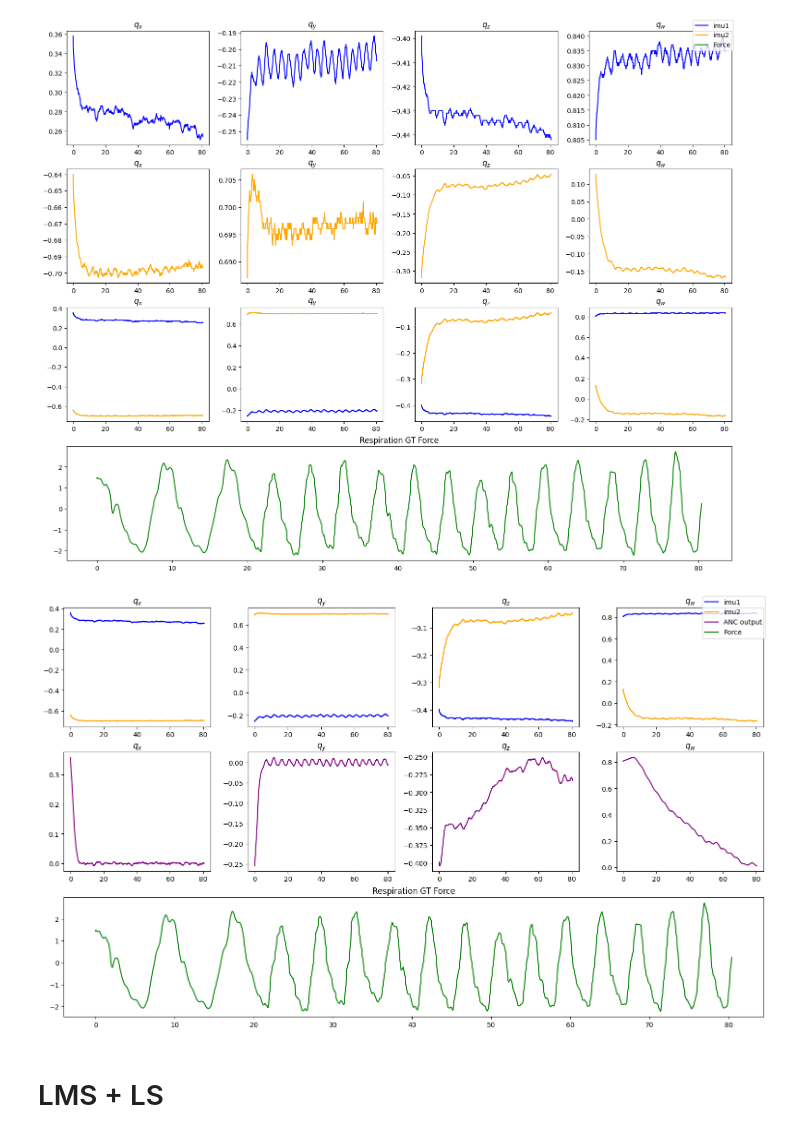
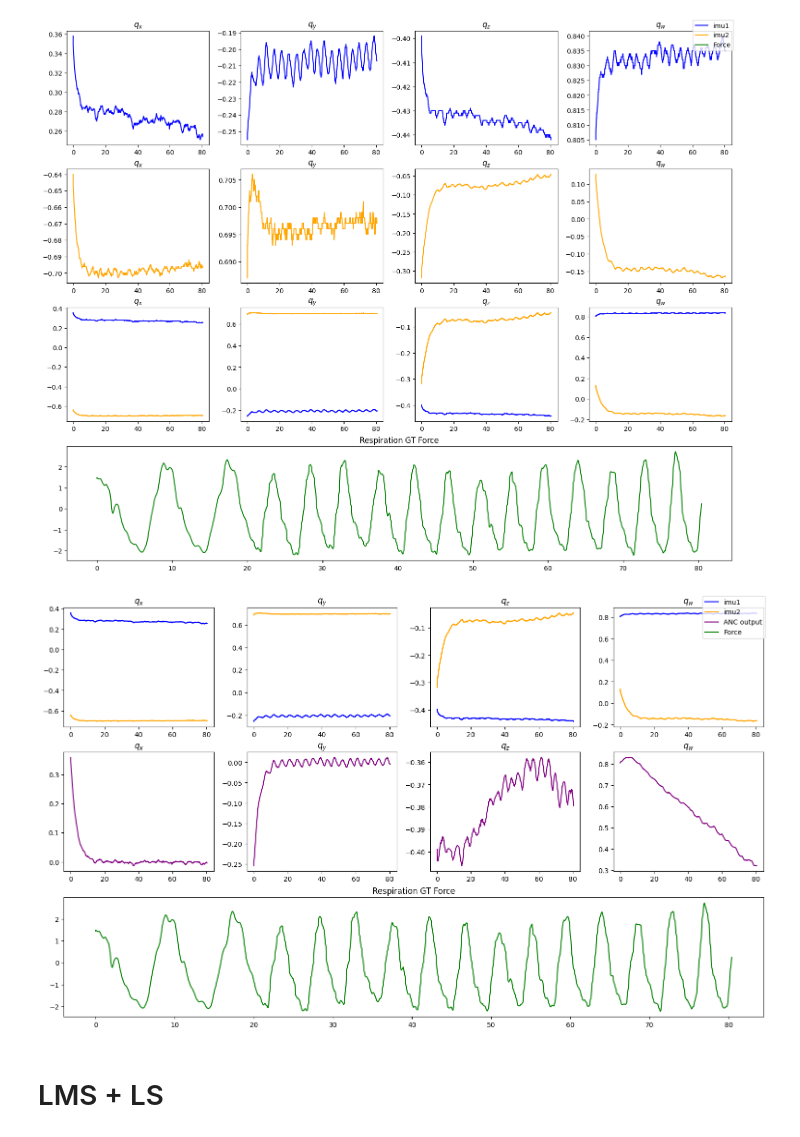
Before and after one commit to Yang-Yun-Yeh/RR-HR, a Jupyter notebook: ANC.ipynb, the cells around one changed output. Saved outputs shown, nothing was run; the diff lists cells and outputs as text; code cells hidden in the pictures.

```diff
--- a/ANC.ipynb
+++ b/ANC.ipynb
@@ -38,30 +38,30 @@ draw_imu_curve(data, overlap=True, show_gt=True)
 # %% [output]
 [figure]
 # %%
-NTAPS = 30 # 10
+NTAPS = 10 # 10
 LEARNING_RATE = 0.005 # 0.001
 
 outputs_dict_LMS = {}
 outputs_dict_LMS['method'] = 'LMS'
 for col in cols:
     d = data[sensor_names[0] + '_' + col].to_numpy() # IMU1 (desire signal with more RR info.)
     x = data[sensor_names[1] + '_' + col].to_numpy() # IMU2 (reference noise)
     f = FIR_filter(np.zeros(NTAPS))
     y = np.empty(len(d))
 
     # DO FIR filter
     for i in range((len(d))):
         ref_noise = x[i]
         canceller = f.filter(ref_noise)
         output_signal = d[i] - canceller
         f.lms(output_signal, LEARNING_RATE)
         y[i] = output_signal
 
     outputs_dict_LMS[col] = y
 
 draw_anc_curve(data, outputs=outputs_dict_LMS)
 # %% [output]
-[figure, old version]
+[figure, new version]
 # %% [markdown]
 # LMS + LS
 # %%
```
Also changed, not shown: parts of 2 cells of this notebook, 2 other files.
